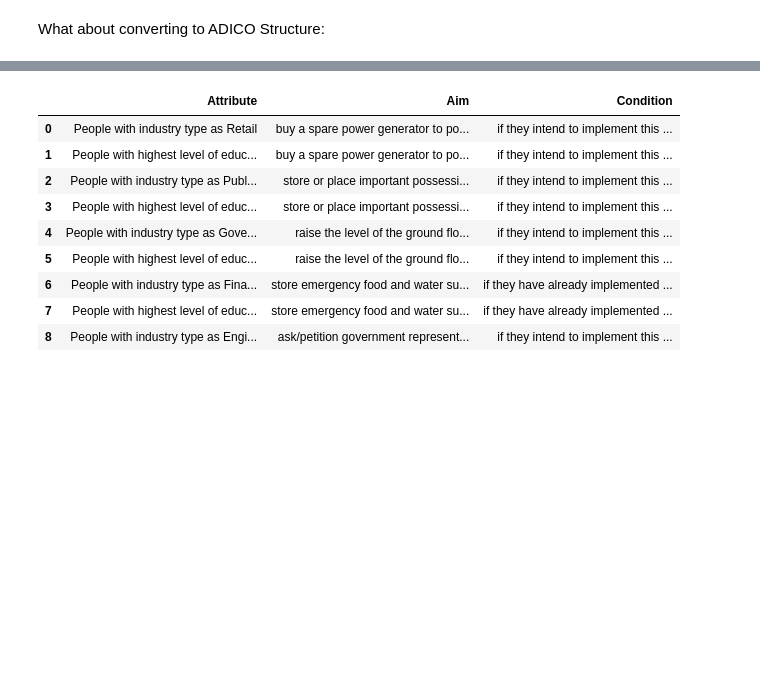
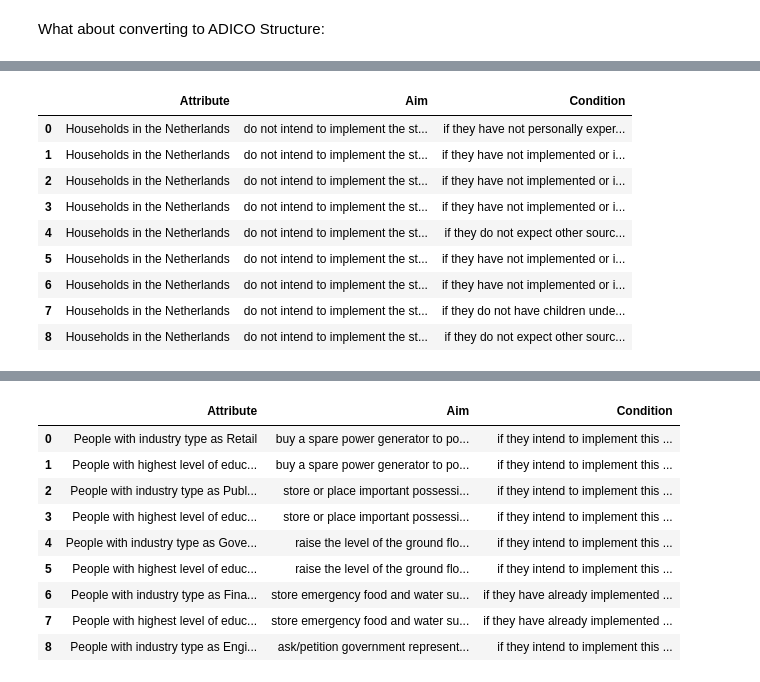
Before and after one commit to GeorgeGitHubbins/MScThesis-Extracting-InformalRules-from-Surveys, a Jupyter notebook: GPTTest.ipynb, the cells around one changed output, grey strips where cells are left out. Cells and saved outputs as stored; diff of their text form; code cells hidden in the pictures; blank space fills up the shorter version.

```diff
--- a/GPTTest.ipynb
+++ b/GPTTest.ipynb
@@ -86,0 +52,7 @@ survey_questions_filled
+# %%
+# Define a function to replace "not numbered" with the value in "Variable Label"
+def replace_not_numbered(row):
+    if row["Question number\n (Questionnaire file)"] == "not numbered":
+        return row["Variable Label\n (Data files)"]
+    else:
+        return row["Question number\n (Questionnaire file)"]
@@ -87,6 +129,6 @@ survey_questions_filled
 # %%
 #For now we make a random selection of questions to identify the ADICO components but later we can provide the model with a predetermined selection
-sample_questions_answers = random.sample(list(survey_questions_filled['Combined Key']),5)
+sample_questions_answers = random.sample(list(survey_questions['question_answers_combined']),5)
 
 print("Random questions: \n" + "\n".join(sample_questions_answers)+ "\n\n")
 
@@ -193,0 +242,10 @@ What about converting to ADICO Structure:
+# %%
+shared_strategies_noatt = pd.read_csv("shared_strategies_noatt.csv")
+
+#For now we make a random selection of questions with assigned ADICO components but later we can provide the model with a predetermined selection
+sample_questions = shared_strategies_noatt[shared_strategies_noatt["Count"] >= 18].sample(n=10)
+aims_conditions = []
+for i in sample_questions.index:
+    aims_conditions = aims_conditions + ["Aim: " + sample_questions["Aim_text"][i] + "and Condition: " + sample_questions["Condition_text"][i]]
+
+aims_conditions
@@ -193,0 +263,47 @@ What about converting to ADICO Structure:
+# %%
+
+# Constructing the prompt
+prompt = "Generate Institutional shared strategy statements using all of the following sets of questions and answers containing Aims and Conditions:\n\n"
+prompt += ",\n".join(aims_conditions)
+
+#Explain to the GPT what their role is:
+systemMessage = "You are a helpful assistant that converts questions and answers from surveys into Institutional Behaviour Statements. You always output a list of statements that follow the following JSON structure: \n\n"
+systemMessage += '{"statements":["Attribute":"Households in the Netherlands", "Aim":"do {Aim}", "Condition":"if {Condition(s)}]"”"\n\n"'
+systemMessage += "Your output will be read using the following: converted_questions = json.loads(response.choices[0].message.content) and converted_questions = pd.DataFrame(converted_questions_json['statements'])."
+
+#Give them some context information:
+contentMessage = "An institutional statement refers to a structured representation of institutions using specific elements such as Attribute, Deontic, Aim, Condition, and Or Else (ADICO). These statements are used to define and understand the impacts, actions, and conditions associated with institutional rules, norms, and shared strategies within social systems.\n\n"
+contentMessage += "Attribute: Who or what the impacts of the institution apply to, e.g. “Households in Indonesia” or “police officers”.\n\n"
+contentMessage += "Aim: The definition of the impact that is applied or the action performed, e.g. “reinforce their foundations bi-yearly” or “close the door”.\n\n"
+contentMessage += "Condition: the conditions that need to be satisfied in order for the aim to occur, e.g. “if they live with more than four people” or “if the alarm goes off”\n\n"
+contentMessage += "Combining all these elements produces the following Institutional shared strategy: “Police officers (Attribute) lock the doors of their vehicle (Aim) if they leave the vehicle (Condition)”'\n\n"
+
+
+response = client.chat.completions.create(
+  model="gpt-3.5-turbo",
+  messages=[
+    {"role": "system", "content": systemMessage},
+    {"role": "user", "content": prompt},
+    {"role": "assistant", "content": contentMessage},
+  ]
+)
+
+# Parse JSON
+converted_questions_json = json.loads(response.choices[0].message.content)
+
+# Convert JSON to dataframe
+converted_questions = pd.DataFrame(converted_questions_json["statements"])
+
+# Display dataframe
+converted_questions
+# %% [output]
+|  | Attribute | Aim | Condition |
+| 0 | Households in the Netherlands | do not intend to implement the st... | if they have not personally exper... |
+| 1 | Households in the Netherlands | do not intend to implement the st... | if they have not implemented or i... |
+| 2 | Households in the Netherlands | do not intend to implement the st... | if they have not implemented or i... |
+| 3 | Households in the Netherlands | do not intend to implement the st... | if they have not implemented or i... |
+| 4 | Households in the Netherlands | do not intend to implement the st... | if they do not expect other sourc... |
+| 5 | Households in the Netherlands | do not intend to implement the st... | if they have not implemented or i... |
+| 6 | Households in the Netherlands | do not intend to implement the st... | if they have not implemented or i... |
+| 7 | Households in the Netherlands | do not intend to implement the st... | if they do not have children unde... |
+| 8 | Households in the Netherlands | do not intend to implement the st... | if they do not expect other sourc... |
```
Also changed, not shown: parts of 11 cells of this notebook, 2 other files.
